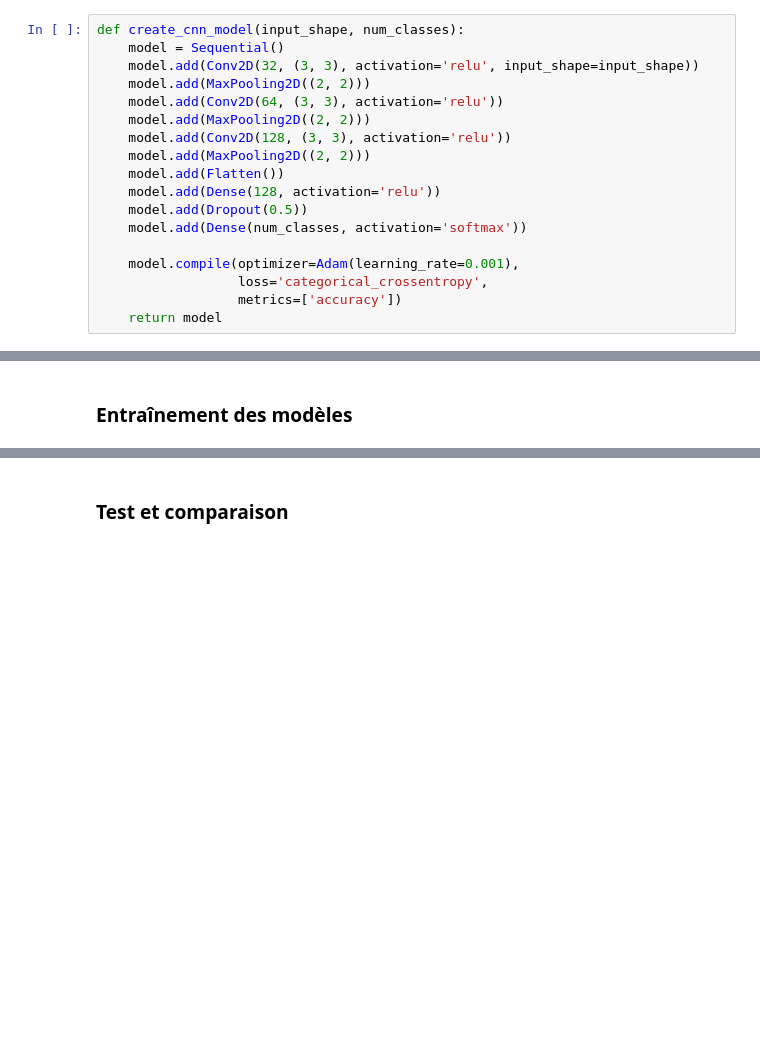
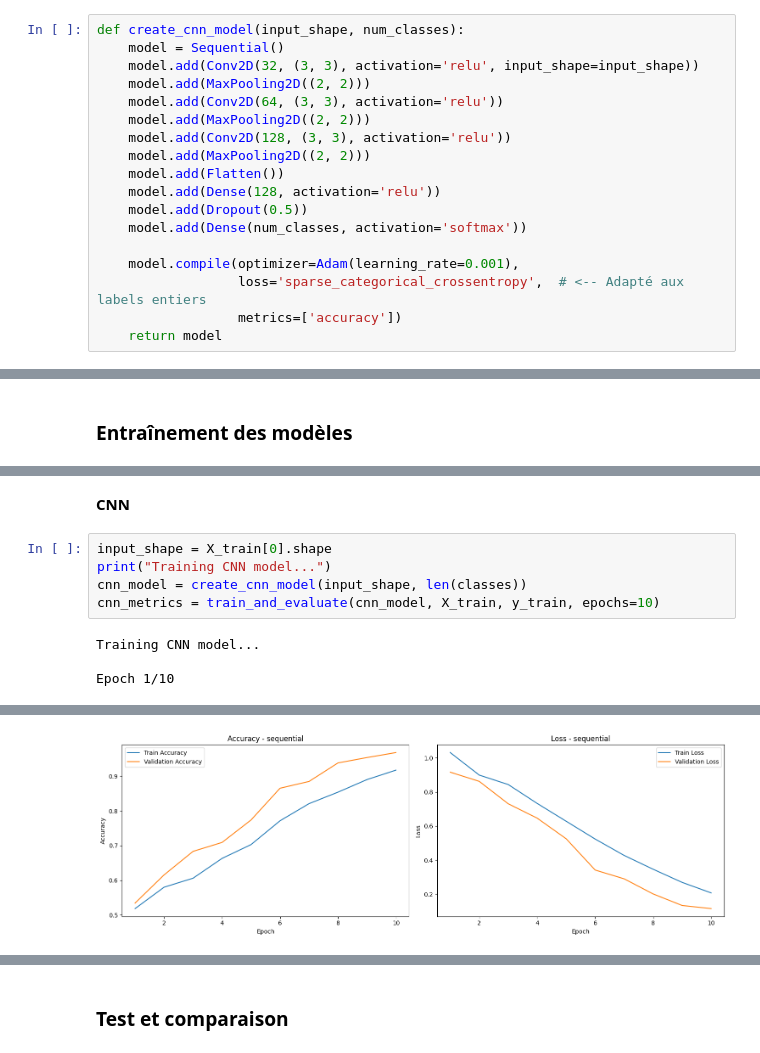
Before and after one commit to skander951/MRI-Based-Dementia-Classification-Using-Deep-Learning, a Jupyter notebook: Classification des IRM cérébrales.ipynb, the cells around one changed output, grey strips where cells are left out. Saved outputs shown, nothing was run; the diff lists cells and outputs as text; blank space fills up the shorter version.

```diff
--- a/Classification des IRM cérébrales.ipynb
+++ b/Classification des IRM cérébrales.ipynb
@@ -203,6 +211,6 @@ def create_cnn_model(input_shape, num_classes):
     model.add(Dense(num_classes, activation='softmax'))
 
     model.compile(optimizer=Adam(learning_rate=0.001),
-                  loss='categorical_crossentropy',
+                  loss='sparse_categorical_crossentropy',  # <-- Adapté aux labels entiers
                   metrics=['accuracy'])
     return model
@@ -357,0 +463,11 @@ def train_and_evaluate(model, X_train, y_train, epochs=10):
+# %% [markdown]
+**CNN**
+# %%
+input_shape = X_train[0].shape
+print("Training CNN model...")
+cnn_model = create_cnn_model(input_shape, len(classes))
+cnn_metrics = train_and_evaluate(cnn_model, X_train, y_train, epochs=10)
+# %% [output]
+Training CNN model...
+
+Epoch 1/10
@@ -357,0 +512 @@ def train_and_evaluate(model, X_train, y_train, epochs=10):
+[figure, added]
```
Also changed, not shown: parts of 34 cells of this notebook.
